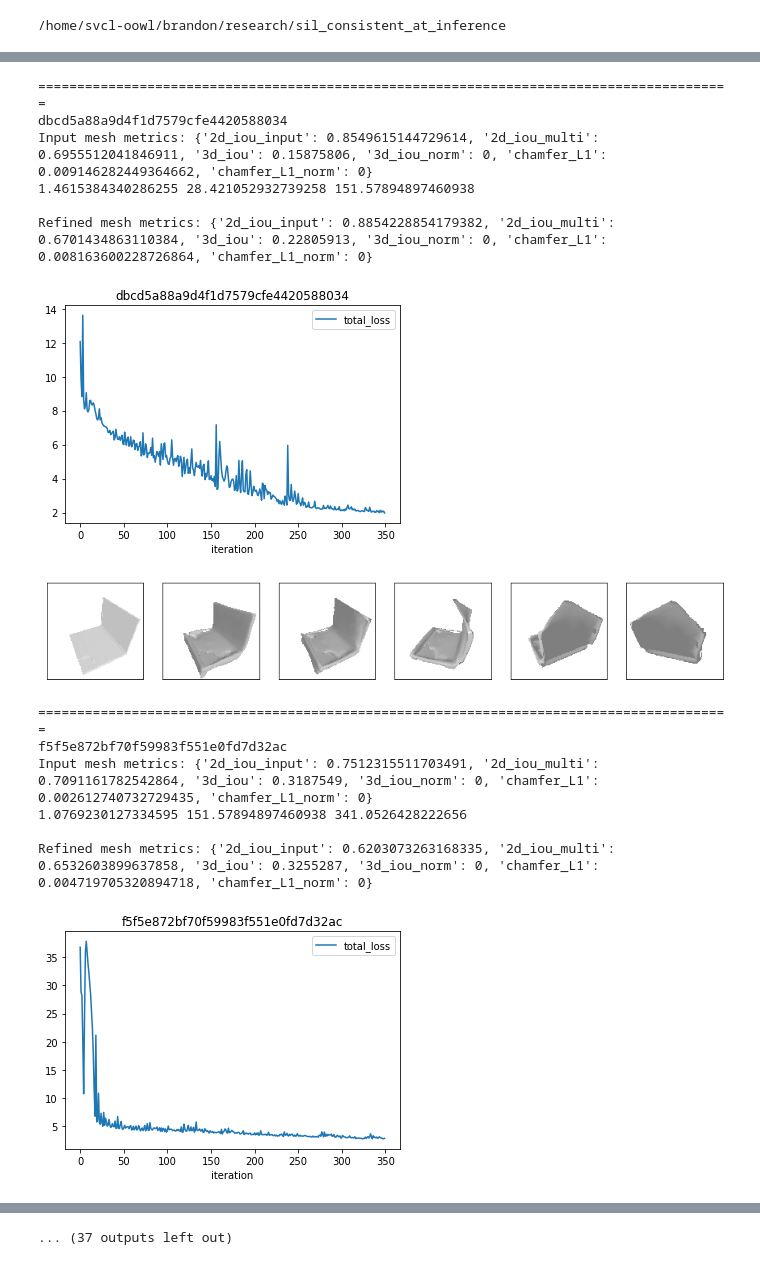
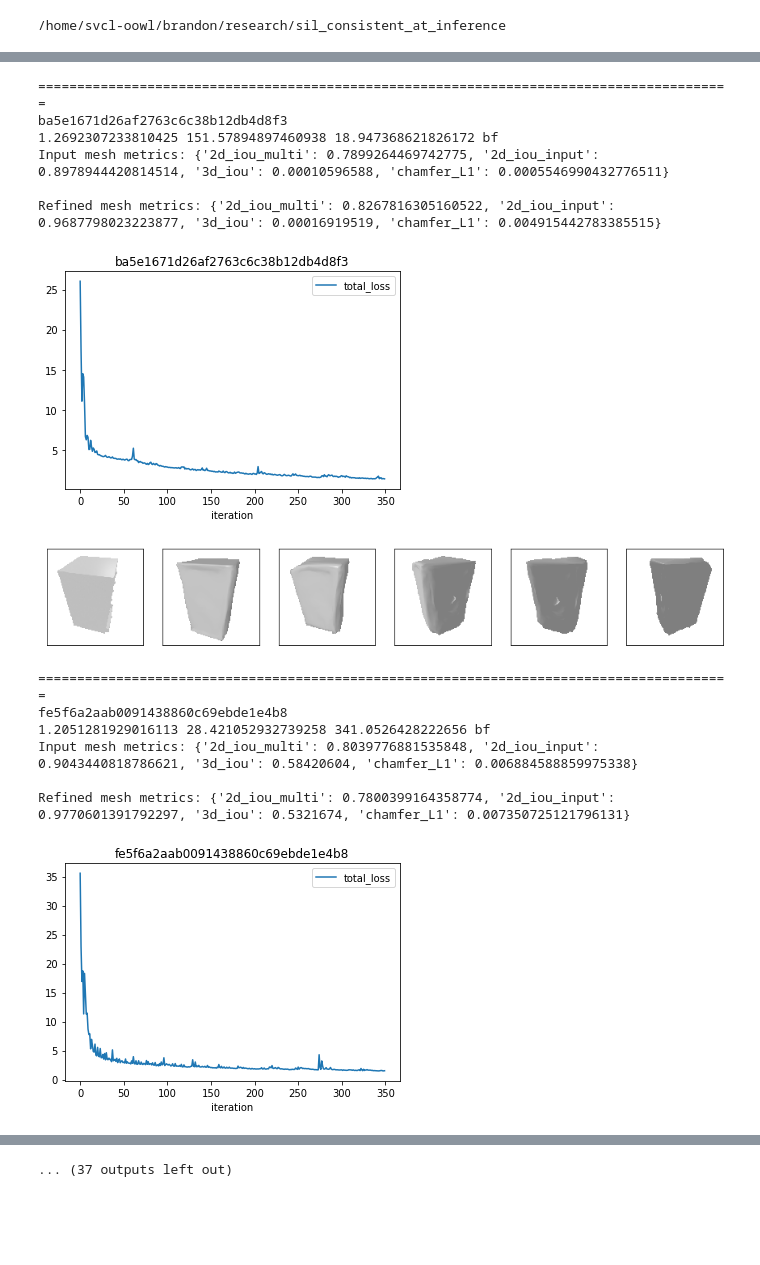
Before and after one commit to b7leung/sil_consistent_at_inference, a Jupyter notebook: notebooks/nn_pose_est_test.ipynb, the cells around one changed output, grey strips where cells are left out. Drawn from its saved outputs; the diff is of its cells as text; code cells hidden in the pictures; blank space fills up the shorter version.

```diff
--- a/notebooks/nn_pose_est_test.ipynb
+++ b/notebooks/nn_pose_est_test.ipynb
@@ -34,7 +34,7 @@ from evaluation import compute_iou_2d, compute_iou_2d_given_pose, compute_iou_3d
 from utils.brute_force_pose_est import brute_force_estimate_pose, brute_force_estimate_dist
 from mesh_refiner import MeshRefiner
 # %%
-class_name = "03211117"
+class_name = "02933112"
 input_mesh_dir = "/home/svcl-oowl/brandon/research/occupancy_networks/out/pytorch3d_renders/{}/generation/meshes".format(class_name)
 input_img_dir = "data/pytorch3d_shapenet_renders/{}/rgba".format(class_name)
 gt_shapes_list_path = "data/gt_shapes_path_lists/shapenet_{}_gt_shapes.lst".format(class_name)
@@ -62,7 +62,7 @@ num_azims=20
 num_elevs=20
 num_dists=40
 
-pose_s
+pose_settings=["bf"]
 
 results_df = pd.DataFrame()
 for instance in instances:
@@ -79,30 +79,27 @@ for instance in instances:
     mask = np.asarray(input_image)[:,:,3] > 0
 
     instance_info = {"instance": instance}
-    # refining using gt pose
-    #gt_dist = pose_dict[instance]["dist"]
-    gt_elev = pose_dict[instance]["elev"]
-    gt_azim = pose_dict[instance]["azim"]
-    _, _, gt_dist, _, _ = brute_force_estimate_dist(input_mesh, mask, gt_azim, gt_elev, num_dists, device)
+
+    pose_info_list = []
+    if "gt" in pose_settings:
+        gt_elev = pose_dict[instance]["elev"]
+        gt_azim = pose_dict[instance]["azim"]
+        _, _, gt_dist, _, _ = brute_force_estimate_dist(input_mesh, mask, gt_azim, gt_elev, num_dists, device)
+        pose_info_list.append([gt_dist.item(), gt_elev, gt_azim, "gt"])
+    if "bf" in pose_settings:
+        bf_pred_azim, bf_pred_elev, bf_pred_dist, _, _ = brute_force_estimate_pose(input_mesh, mask, num_azims, num_elevs, num_dists, device)
+        pose_info_list.append([bf_pred_dist.item(), bf_pred_elev.item(), bf_pred_azim.item(), "bf"])
+
+    for (dist, elev, azim, name) in pose_info_list:
+        print(dist, elev, azim, name)
+        input_metrics_dict, input_debug_dict = eval_utils.eval_metrics(input_image, input_trimesh, input_mesh, gt_trimesh,
+                                                                       gt_mesh, device, metrics_to_eval=["2d_iou_multi", "2d_iou_input", "3d_iou", "chamfer_L1"],
+                                                                       pred_azim=azim, pred_elev=elev, pred_dist=dist)
+        instance_info = {**instance_info, **{"original_{}_{}".format(name, metric):input_metrics_dict[metric] for metric in input_metrics_dict}}
+        print("Input mesh metrics: {}".format(input_metrics_dict))
 
 
-    input_metrics_dict, input_debug_dict = eval_utils.eval_metrics(input_image, input_trimesh, input_mesh, gt_trimesh,
-                                                                   gt_mesh, device, metrics_to_eval=["2d_iou_multi", "2d_iou_input", "3d_iou", "chamfer_L1"],
-                                                                   pred_azim=gt_azim, pred_elev=gt_elev, pred_dist=gt_dist)
-    instance_info = {**instance_info, **{"original_{}".format(metric):input_metrics_dict[metric] for metric in input_metrics_dict}}
-    print("Input mesh metrics: {}".format(input_metrics_dict))
-    #gt_masks, rec_masks, iou_2d_scores = input_debug_dict["2d_iou_multi"]
-    #visualization_tools.show_renders(gt_masks)
-    #visualization_tools.show_renders(rec_masks)
-    #input_img_mask, render_mask = input_debug_dict["2d_iou"]
-    #visualization_tools.show_renders([input_img_mask])
-    #visualization_tools.show_renders([render_mask])
 
-    bf_pred_azim, bf_pred_elev, bf_pred_dist, _, _ = brute_force_estimate_pose(input_mesh, mask, num_azims, num_elevs, num_dists, device)
-    #for (dist, elev, azim, name) in [[gt_dist.item(), gt_elev, gt_azim, "gt"], [bf_pred_dist.item(), bf_pred_elev.item(), bf_pred_azim.item(), "bf"]]:
-    for (dist, elev, azim, name) in [[bf_pred_dist.item(), bf_pred_elev.item(), bf_pred_azim.item(), "bf"]]:
-    #for (dist, elev, azim, name) in [[gt_dist.item(), gt_elev, gt_azim, "gt"]]:
-        print(dist, elev, azim)
         mesh_refiner = MeshRefiner(cfg, device)
         refined_mesh, loss_info = mesh_refiner.refine_mesh(input_mesh, input_image, dist, elev, azim)
         refined_mesh_path = os.path.join("notebooks/out", "{}_{}.obj".format(instance, name))
@@ -111,14 +108,9 @@ for instance in instances:
         refined_mesh = utils.load_untextured_mesh(refined_mesh_path, device)
         refined_metrics_dict, refined_debug_dict = eval_utils.eval_metrics(input_image, refined_trimesh, refined_mesh, gt_trimesh, gt_mesh, device,
                                                                       metrics_to_eval=["2d_iou_multi", "2d_iou_input", "3d_iou", "chamfer_L1"],
-                                                                      pred_azim=gt_azim, pred_elev=gt_elev, pred_dist=gt_dist)
+                                                                      pred_azim=azim, pred_elev=elev, pred_dist=dist)
         print("Refined mesh metrics: {}".format(refined_metrics_dict))
-        instance_info = {**instance_info, **{"refined_{}".format(metric):refined_metrics_dict[metric] for metric in refined_metrics_dict}}
-        #gt_masks, rec_masks, iou_2d_scores = refined_debug_dict["2d_iou_multi"]
-        #visualization_tools.show_renders(rec_masks)
-        #input_img_mask, render_mask = refined_debug_dict["2d_iou"]
-        #visualization_tools.show_renders([input_img_mask])
-        #visualization_tools.show_renders([render_mask])
+        instance_info = {**instance_info, **{"refined_{}_{}".format(name, metric):refined_metrics_dict[metric] for metric in refined_metrics_dict}}
 
         loss_info.plot.line(x='iteration', y='total_loss', title="{}".format(instance))
         visualization_tools.show_refinement_results(input_image, input_mesh, refined_mesh, dist, elev, azim, device)
@@ -136,15 +128,15 @@ Refined mesh metrics: {'2d_iou_input': 0.11576758325099945, '2d_iou_multi': 0.17
 =========================================================================================
-dbcd5a88a9d4f1d7579cfe4420588034
-Input mesh metrics: {'2d_iou_input': 0.8549615144729614, '2d_iou_multi': 0.6955512041846911, '3d_iou': 0.15875806, '3d_iou_norm': 0, 'chamfer_L1': 0.009146282449364662, 'chamfer_L1_norm': 0}
-1.4615384340286255 28.421052932739258 151.57894897460938
+ba5e1671d26af2763c6c38b12db4d8f3
+1.2692307233810425 151.57894897460938 18.947368621826172 bf
+Input mesh metrics: {'2d_iou_multi': 0.7899264469742775, '2d_iou_input': 0.8978944420814514, '3d_iou': 0.00010596588, 'chamfer_L1': 0.0005546990432776511}
 
-Refined mesh metrics: {'2d_iou_input': 0.8854228854179382, '2d_iou_multi': 0.6701434863110384, '3d_iou': 0.22805913, '3d_iou_norm': 0, 'chamfer_L1': 0.008163600228726864, 'chamfer_L1_norm': 0}
+Refined mesh metrics: {'2d_iou_multi': 0.8267816305160522, '2d_iou_input': 0.9687798023223877, '3d_iou': 0.00016919519, 'chamfer_L1': 0.004915442783385515}
-[figure, old version]
+[figure, new version]
-[figure, old version]
+[figure, new version]
 =========================================================================================
-f5f5e872bf70f59983f551e0fd7d32ac
-Input mesh metrics: {'2d_iou_input': 0.7512315511703491, '2d_iou_multi': 0.7091161782542864, '3d_iou': 0.3187549, '3d_iou_norm': 0, 'chamfer_L1': 0.002612740732729435, 'chamfer_L1_norm': 0}
-1.0769230127334595 151.57894897460938 341.0526428222656
+fe5f6a2aab0091438860c69ebde1e4b8
+1.2051281929016113 28.421052932739258 341.0526428222656 bf
+Input mesh metrics: {'2d_iou_multi': 0.8039776881535848, '2d_iou_input': 0.9043440818786621, '3d_iou': 0.58420604, 'chamfer_L1': 0.006884588859975338}
 
-Refined mesh metrics: {'2d_iou_input': 0.6203073263168335, '2d_iou_multi': 0.6532603899637858, '3d_iou': 0.3255287, '3d_iou_norm': 0, 'chamfer_L1': 0.004719705320894718, 'chamfer_L1_norm': 0}
+Refined mesh metrics: {'2d_iou_multi': 0.7800399164358774, '2d_iou_input': 0.9770601391792297, '3d_iou': 0.5321674, 'chamfer_L1': 0.007350725121796131}
-[figure, old version]
+[figure, new version]
```
Also changed, not shown: parts of 3 cells of this notebook, 10 other files.
